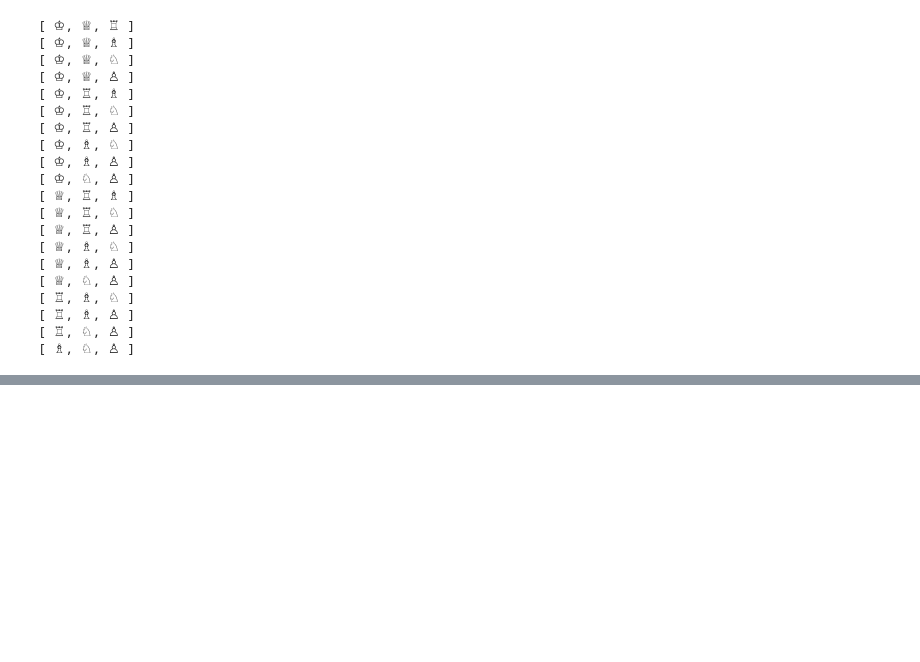
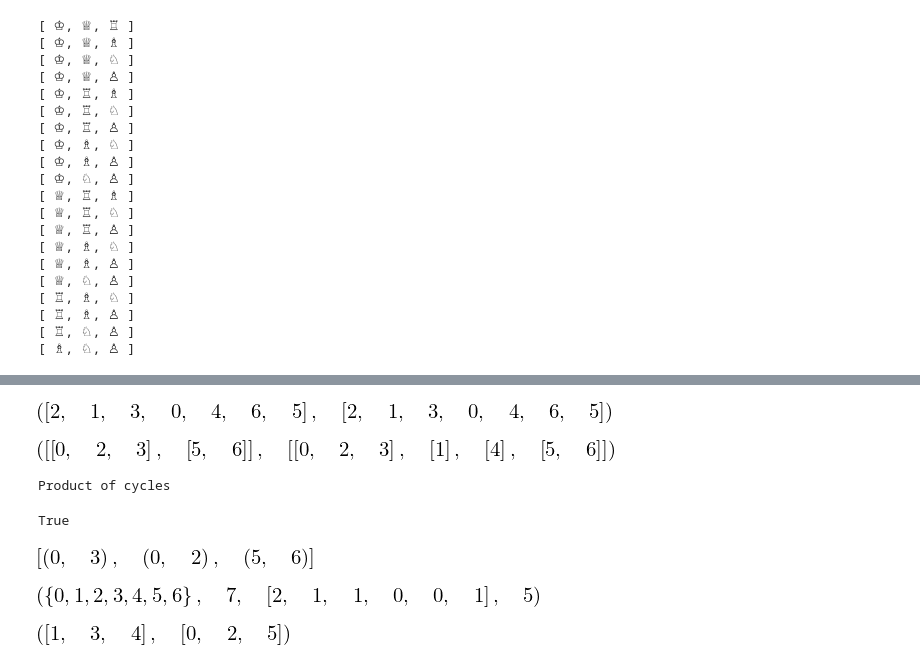
Before and after one commit to OlgaBelitskaya/linear_algebra_practice, a Jupyter notebook: work1_0.ipynb, the cells around one changed output, grey strips where cells are left out. Cells and saved outputs as stored; diff of their text form; code cells hidden in the pictures; blank space fills up the shorter version.

```diff
--- a/work1_0.ipynb
+++ b/work1_0.ipynb
@@ -311,0 +418,31 @@ a_14*a_23*a_32*a_41 - a_13*a_24*a_32*a_41 - a_14*a_22*a_33*a_41 + a_12*a_24*a_33
+# %%
+# sympy
+from sympy.combinatorics import permutations
+P = [x-1 for x in [3,2,4,1,5,7,6]]
+P = permutations.Permutation(P)
+P.list(), P.array_form
+# %% [output]
+[figure, added]
+# %%
+P.cyclic_form, P.full_cyclic_form
+# %% [output]
+[figure, added]
+# %%
+print('Product of cycles')
+permutations.Permutation([2,1,3,0,4,5,6]) * \
+permutations.Permutation([0,1,2,3,4,6,5]) == P
+# %% [output]
+Product of cycles
+True
+# %%
+P.transpositions()
+# %% [output]
+[figure, added]
+# %%
+P.atoms(), P.size, P.inversion_vector(), P.inversions()
+# %% [output]
+[figure, added]
+# %%
+P.ascents(), P.descents()
+# %% [output]
+[figure, added]
```
Also changed, not shown: parts of 45 cells of this notebook.
